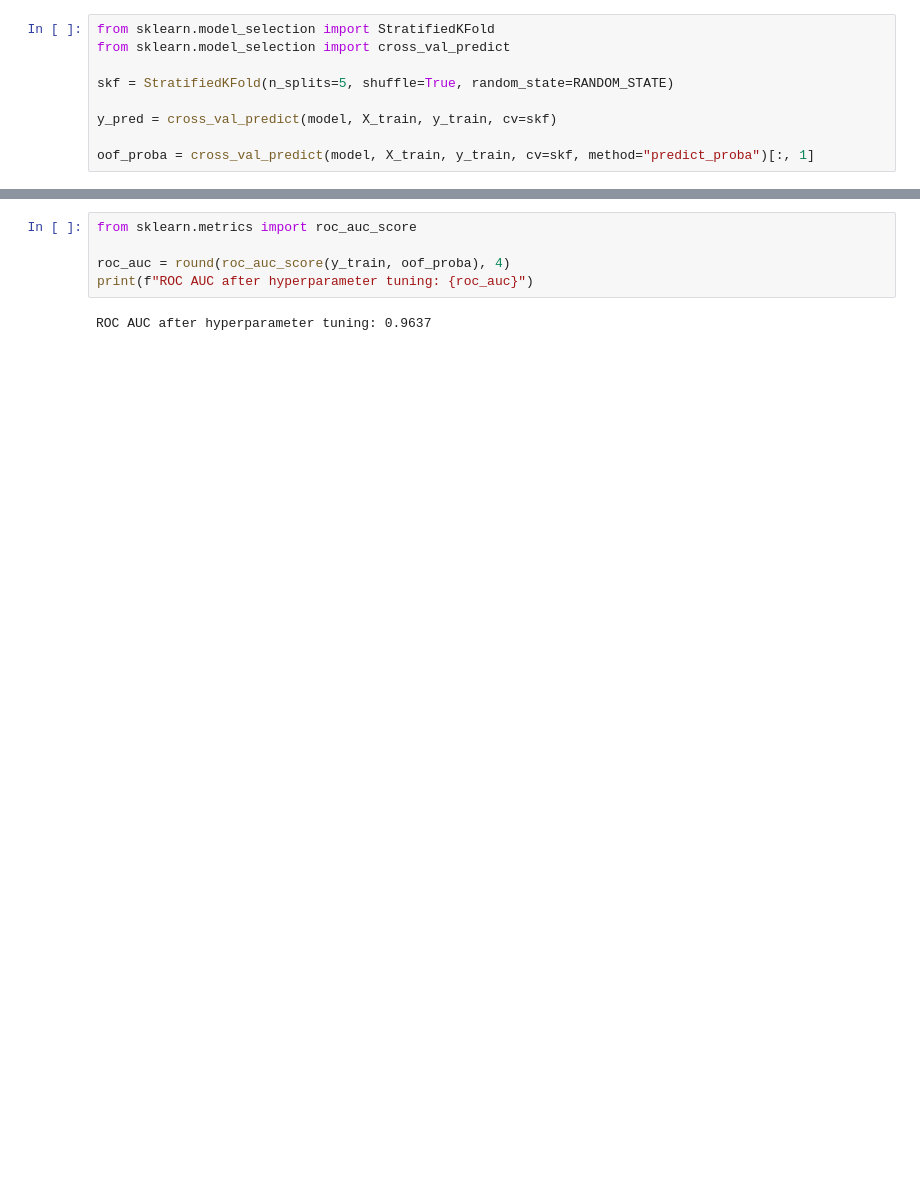
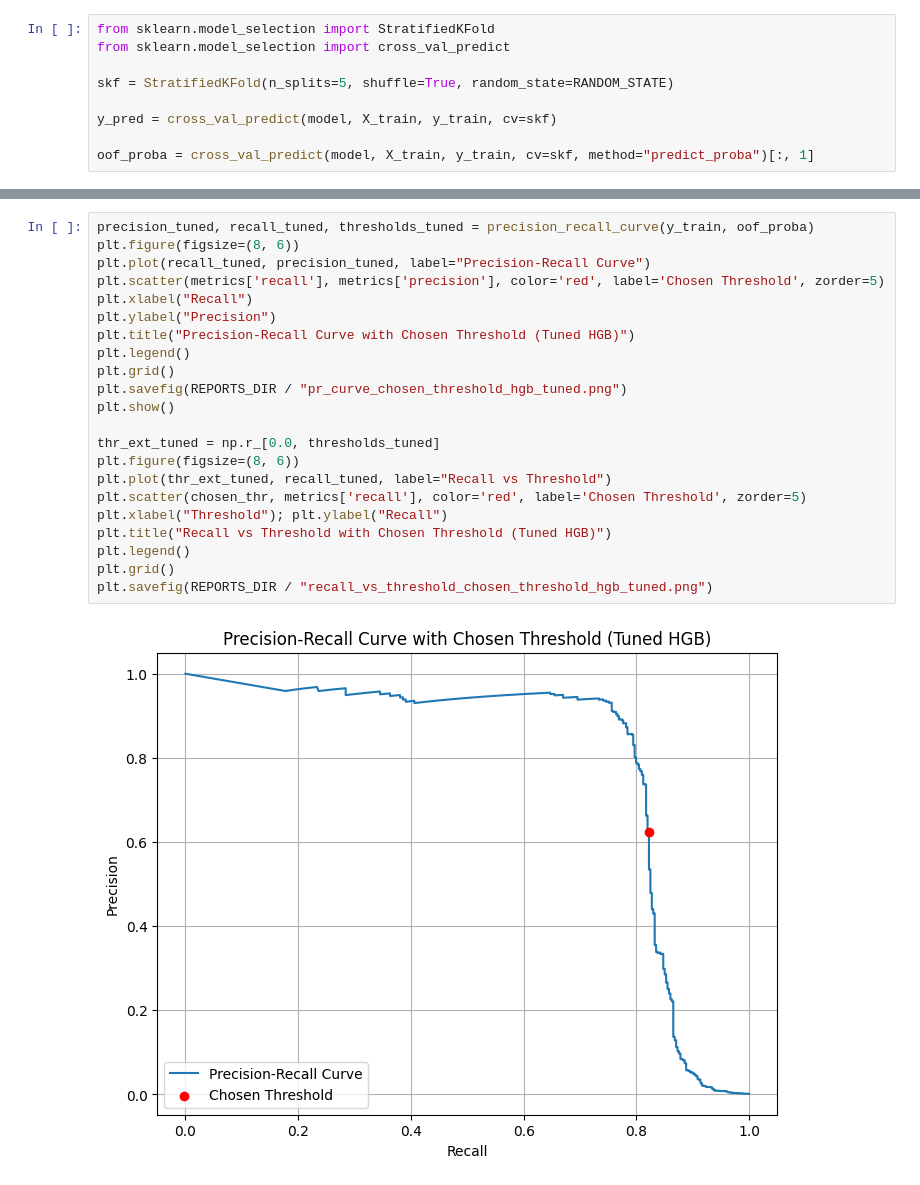
Before and after one commit to Uvlazhnitel/Credit-Card-Fraud-Detection, a Jupyter notebook: notebooks/04_hgb.ipynb, the cells around one changed output, grey strips where cells are left out. Saved outputs shown, nothing was run; the diff lists cells and outputs as text; blank space fills up the shorter version.

Commit message:
Update calibration notebook and README with new chosen thresholds and metrics

```diff
--- a/notebooks/04_hgb.ipynb
+++ b/notebooks/04_hgb.ipynb
@@ -312,7 +319,24 @@ f1: 0.7006
-# %%
-from sklearn.metrics import roc_auc_score
-
-roc_auc = round(roc_auc_score(y_train, oof_proba), 4)
-print(f"ROC AUC after hyperparameter tuning: {roc_auc}")
-# %% [output]
-ROC AUC after hyperparameter tuning: 0.9637
+# %%
+precision_tuned, recall_tuned, thresholds_tuned = precision_recall_curve(y_train, oof_proba)
+plt.figure(figsize=(8, 6))
+plt.plot(recall_tuned, precision_tuned, label="Precision-Recall Curve")
+plt.scatter(metrics['recall'], metrics['precision'], color='red', label='Chosen Threshold', zorder=5)
+plt.xlabel("Recall")
+plt.ylabel("Precision")
+plt.title("Precision-Recall Curve with Chosen Threshold (Tuned HGB)")
+plt.legend()
+plt.grid()
+plt.savefig(REPORTS_DIR / "pr_curve_chosen_threshold_hgb_tuned.png")
+plt.show()
+
+thr_ext_tuned = np.r_[0.0, thresholds_tuned]
+plt.figure(figsize=(8, 6))
+plt.plot(thr_ext_tuned, recall_tuned, label="Recall vs Threshold")
+plt.scatter(chosen_thr, metrics['recall'], color='red', label='Chosen Threshold', zorder=5)
+plt.xlabel("Threshold"); plt.ylabel("Recall")
+plt.title("Recall vs Threshold with Chosen Threshold (Tuned HGB)")
+plt.legend()
+plt.grid()
+plt.savefig(REPORTS_DIR / "recall_vs_threshold_chosen_threshold_hgb_tuned.png")
+# %% [output]
+[figure, added]
```
Also changed, not shown: parts of 9 cells of this notebook, 7 other files.
